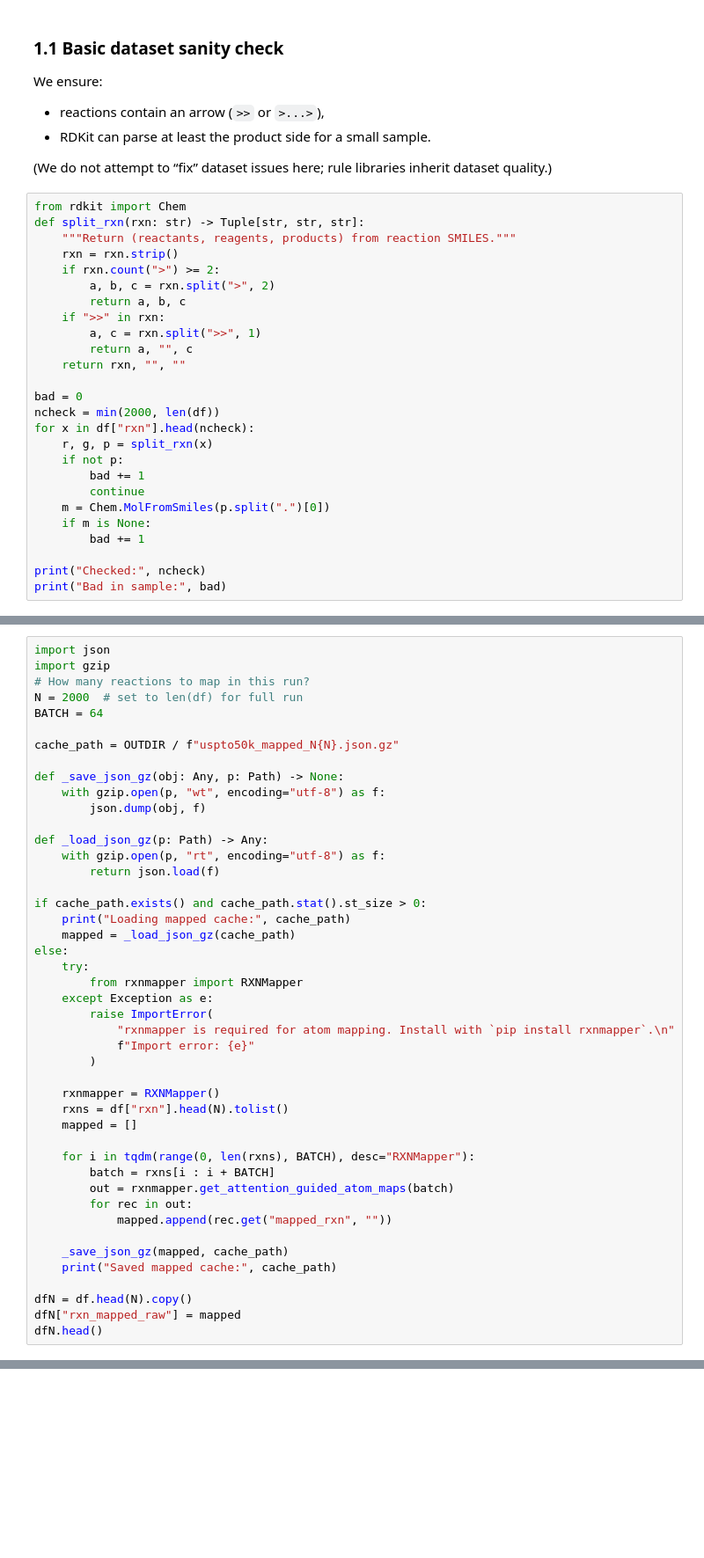
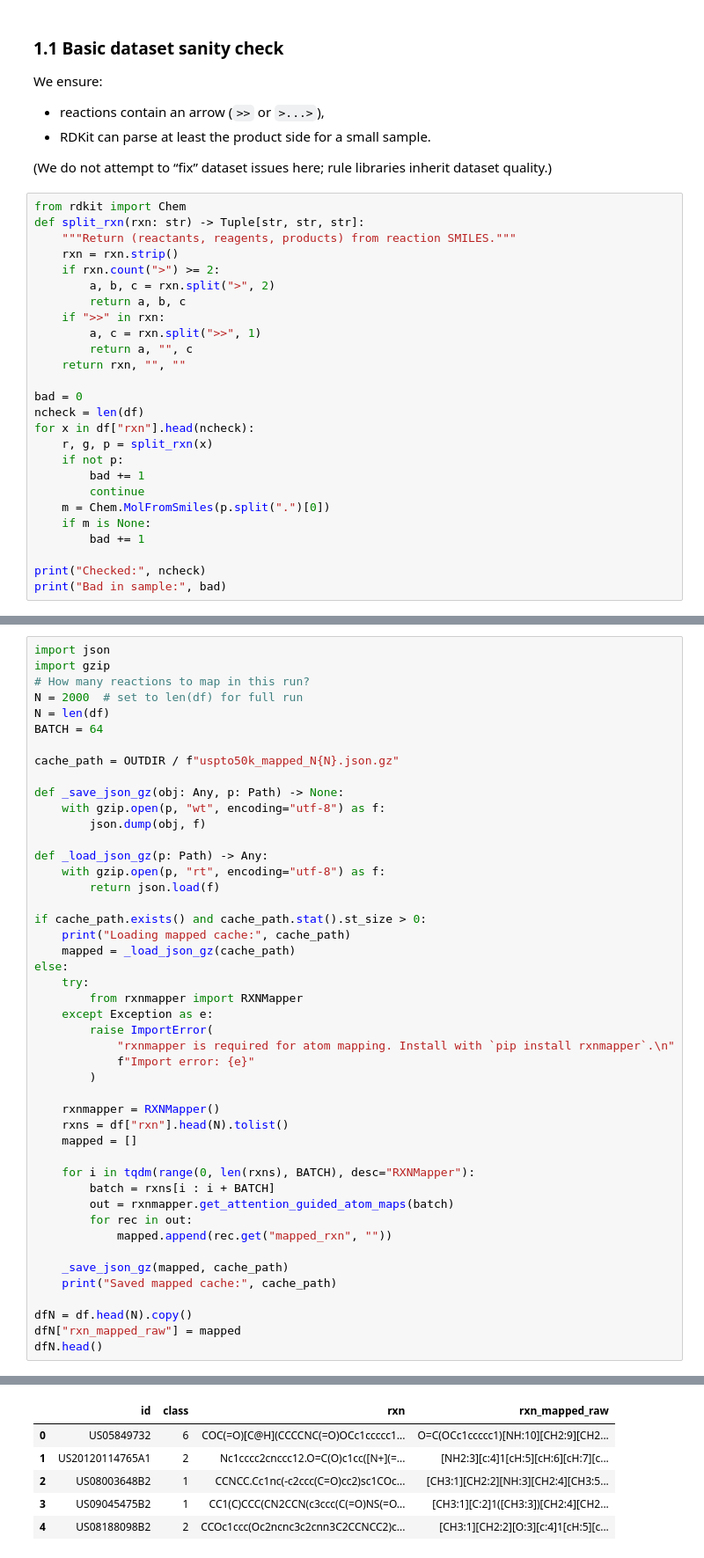
Before and after one commit to TieuLongPhan/SynEdu, a Jupyter notebook: synedu/S10/S10.ipynb, the cells around one changed output, grey strips where cells are left out. Shown at 88% size. Saved outputs shown, nothing was run; the diff lists cells and outputs as text; blank space fills up the shorter version.

```diff
--- a/synedu/S10/S10.ipynb
+++ b/synedu/S10/S10.ipynb
@@ -129,7 +223,7 @@ def split_rxn(rxn: str) -> Tuple[str, str, str]:
     return rxn, "", ""
 
 bad = 0
-ncheck = min(2000, len(df))
+ncheck = len(df)
 for x in df["rxn"].head(ncheck):
     r, g, p = split_rxn(x)
     if not p:
@@ -156,6 +329,7 @@ import json
 import gzip
 # How many reactions to map in this run?
 N = 2000  # set to len(df) for full run
+N = len(df)
 BATCH = 64
 
 cache_path = OUTDIR / f"uspto50k_mapped_N{N}.json.gz"
@@ -196,3 +370,4 @@ else:
 dfN = df.head(N).copy()
 dfN["rxn_mapped_raw"] = mapped
 dfN.head()
+# %% [output]
@@ -198,0 +375,6 @@ dfN.head()
+|  | id | class | rxn | rxn_mapped_raw |
+| 0 | US05849732 | 6 | COC(=O)[C@H](CCCCNC(=O)OCc1ccccc1... | O=C(OCc1ccccc1)[NH:10][CH2:9][CH2... |
+| 1 | US20120114765A1 | 2 | Nc1cccc2cnccc12.O=C(O)c1cc([N+](=... | [NH2:3][c:4]1[cH:5][cH:6][cH:7][c... |
+| 2 | US08003648B2 | 1 | CCNCC.Cc1nc(-c2ccc(C=O)cc2)sc1COc... | [CH3:1][CH2:2][NH:3][CH2:4][CH3:5... |
+| 3 | US09045475B2 | 1 | CC1(C)CCC(CN2CCN(c3ccc(C(=O)NS(=O... | [CH3:1][C:2]1([CH3:3])[CH2:4][CH2... |
+| 4 | US08188098B2 | 2 | CCOc1ccc(Oc2ncnc3c2cnn3C2CCNCC2)c... | [CH3:1][CH2:2][O:3][c:4]1[cH:5][c... |
```
Also changed, not shown: parts of 33 cells of this notebook, 1 other file.
